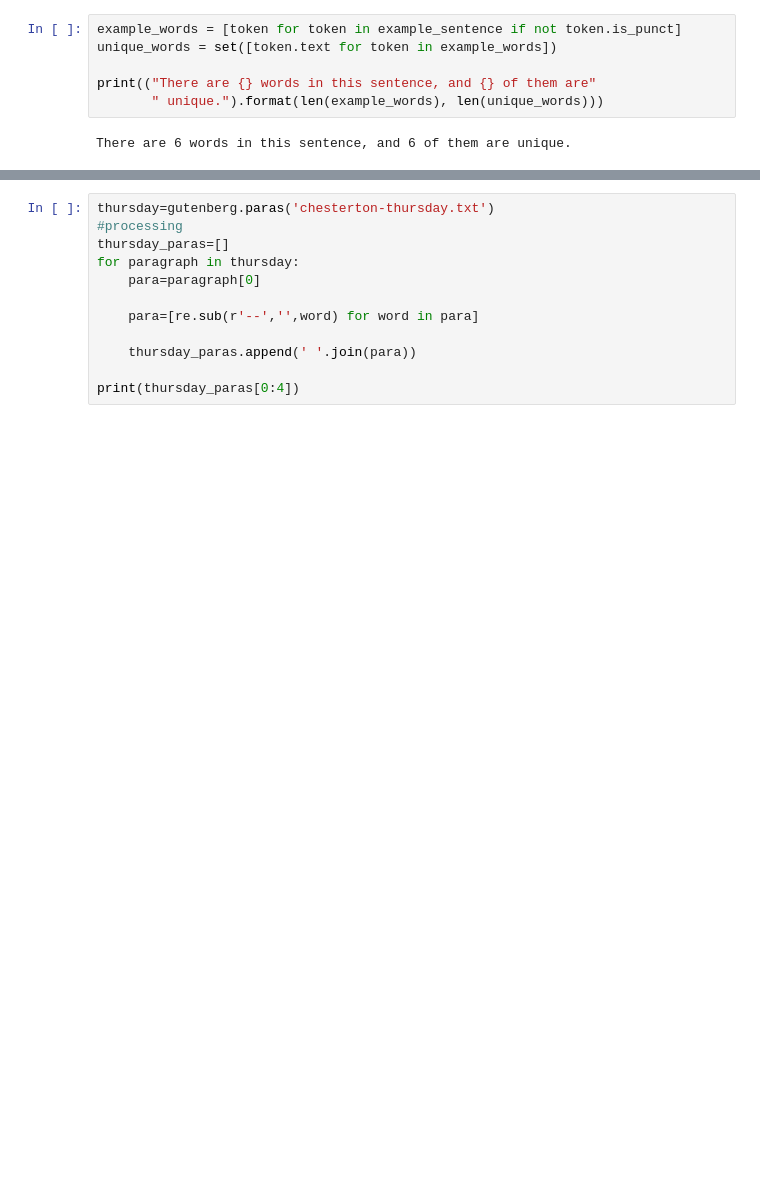
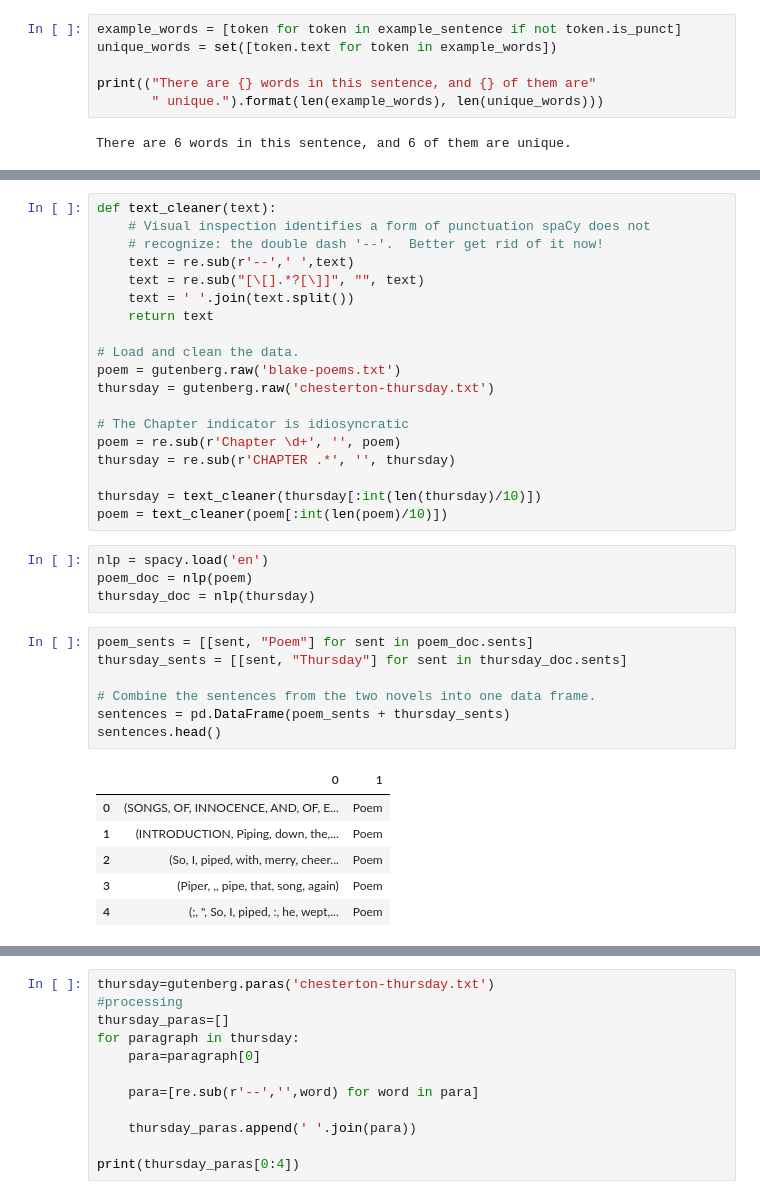
Before and after one commit to amyscott303/Thinkful, a Jupyter notebook: Build your own NLP model.ipynb, the cells around one changed output, grey strips where cells are left out. Cells and saved outputs as stored; diff of their text form; blank space fills up the shorter version.

```diff
--- a/Build your own NLP model.ipynb
+++ b/Build your own NLP model.ipynb
@@ -172,3 +272,40 @@ There are 6 words in this sentence, and 6 of them are unique.
+# %%
+def text_cleaner(text):
+    # Visual inspection identifies a form of punctuation spaCy does not
+    # recognize: the double dash '--'.  Better get rid of it now!
+    text = re.sub(r'--',' ',text)
+    text = re.sub("[\[].*?[\]]", "", text)
+    text = ' '.join(text.split())
+    return text
+
+# Load and clean the data.
+poem = gutenberg.raw('blake-poems.txt')
+thursday = gutenberg.raw('chesterton-thursday.txt')
+
+# The Chapter indicator is idiosyncratic
+poem = re.sub(r'Chapter \d+', '', poem)
+thursday = re.sub(r'CHAPTER .*', '', thursday)
+
+thursday = text_cleaner(thursday[:int(len(thursday)/10)])
+poem = text_cleaner(poem[:int(len(poem)/10)])
+# %%
+nlp = spacy.load('en')
+poem_doc = nlp(poem)
+thursday_doc = nlp(thursday)
+# %%
+poem_sents = [[sent, "Poem"] for sent in poem_doc.sents]
+thursday_sents = [[sent, "Thursday"] for sent in thursday_doc.sents]
+
+# Combine the sentences from the two novels into one data frame.
+sentences = pd.DataFrame(poem_sents + thursday_sents)
+sentences.head()
+# %% [output]
+|  | 0 | 1 |
+| 0 | (SONGS, OF, INNOCENCE, AND, OF, E... | Poem |
+| 1 | (INTRODUCTION, Piping, down, the,... | Poem |
+| 2 | (So, I, piped, with, merry, cheer... | Poem |
+| 3 | (Piper, ,, pipe, that, song, again) | Poem |
+| 4 | (;, ", So, I, piped, :, he, wept,... | Poem |
 # %%
 def bag_of_words(text):
 
```
Also changed, not shown: parts of 14 cells of this notebook.
